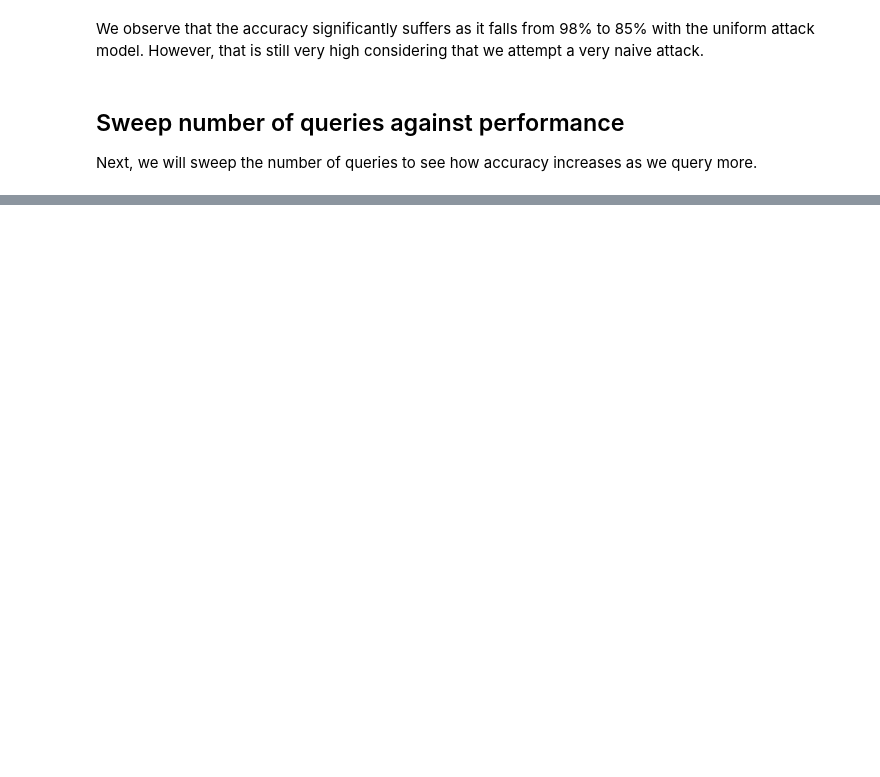
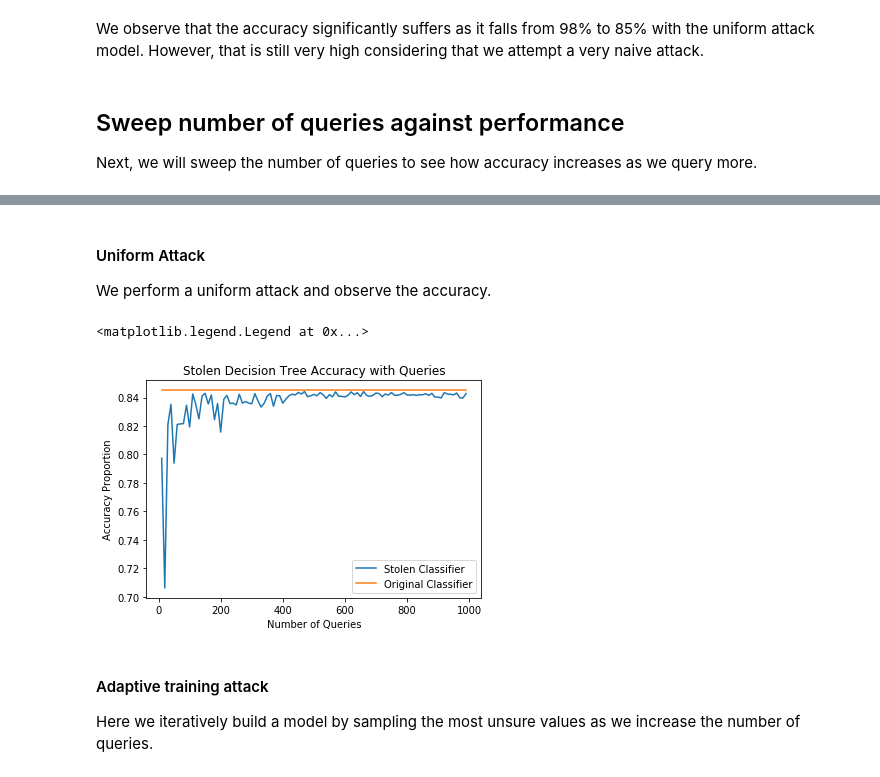
Before and after one commit to tj-kim/privacy_project, a Jupyter notebook: logReg_NB/Decision Tree and Uniform Attack.ipynb, the cells around one changed output, grey strips where cells are left out. Drawn from its saved outputs; the diff is of its cells as text; code cells hidden in the pictures; blank space fills up the shorter version.

Commit message:
applied truncated decision tree and adaptive search attack

```diff
--- a/logReg_NB/Decision Tree and Uniform Attack.ipynb
+++ b/logReg_NB/Decision Tree and Uniform Attack.ipynb
@@ -109,0 +134,11 @@ plt.gca().legend(('Stolen Classifier','Original Classifier'))
+# %%
+# Build and train Decision Tree Classifier
+model_t = tree.DecisionTreeClassifier(max_depth = 3)
+model_t.fit(total_train_data,total_train_label)
+
+# Prediction and Accuracy
+y_predict = model_t.predict(total_test_data)
+y_probs = model_t.predict_proba(total_test_data)
+acc = accuracy_score(total_test_label,y_predict)
+
+print("Accuracy Score: ", acc)
@@ -109,0 +155,39 @@ plt.gca().legend(('Stolen Classifier','Original Classifier'))
+# %% [markdown]
+#### Uniform Attack
+
+We perform a uniform attack and observe the accuracy.
+# %%
+query_num = np.arange(10,1000,10)
+accs = np.zeros(query_num.size)
+og_acc = np.zeros(query_num.size)
+accs_idx = 0
+
+for num in query_num:
+    # take subset of query data and obtain labels from real classifier
+    samp = query_data.sample(n=num)
+    sweep_labels = model_t.predict(samp)
+    # Build stolen classifier with output data
+    model_sweep_t = tree.DecisionTreeClassifier(max_depth=3)
+    model_sweep_t.fit(samp,sweep_labels)
+    sweep_pred = model_sweep_t.predict(total_test_data)
+    accs[accs_idx] = accuracy_score(total_test_label,sweep_pred)
+
+    y_pred = model_t.predict(total_train_data)
+    og_acc[accs_idx] = model_t.score(total_test_data, total_test_label)
+
+    accs_idx += 1
+# %%
+# Plot the accuracy
+plt.plot(query_num,accs)
+plt.plot(query_num,og_acc, label = "Original Classifier")
+plt.title("Stolen Decision Tree Accuracy with Queries")
+plt.xlabel("Number of Queries")
+plt.ylabel("Accuracy Proportion")
+
+plt.gca().legend(('Stolen Classifier','Original Classifier'))
+# %% [output]
+<matplotlib.legend.Legend at 0x...>
+[figure, added]
+# %% [markdown]
+#### Adaptive training attack
+Here we iteratively build a model by sampling the most unsure values as we increase the number of queries.
```
Also changed, not shown: parts of 12 cells of this notebook, 2 other files.
